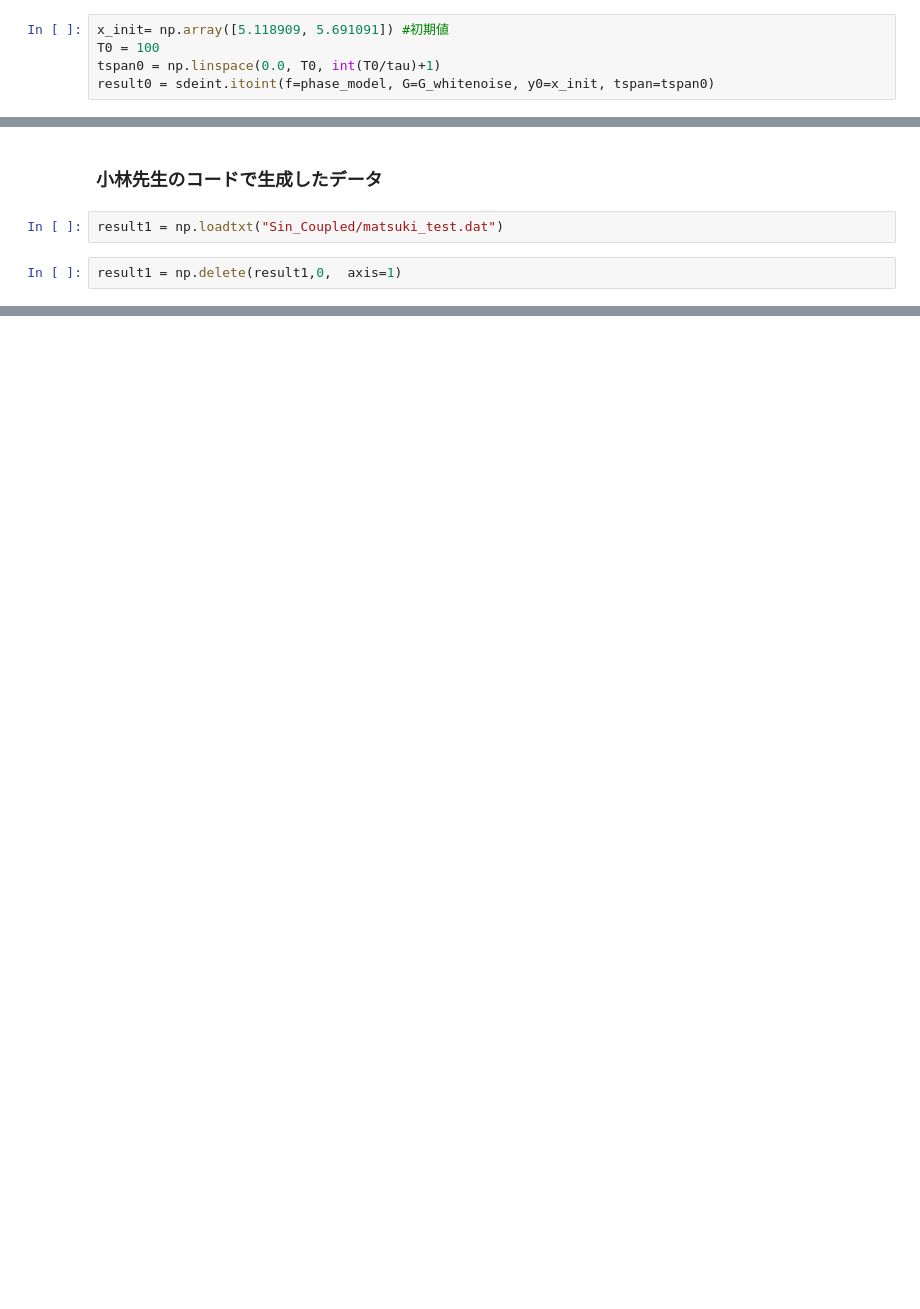
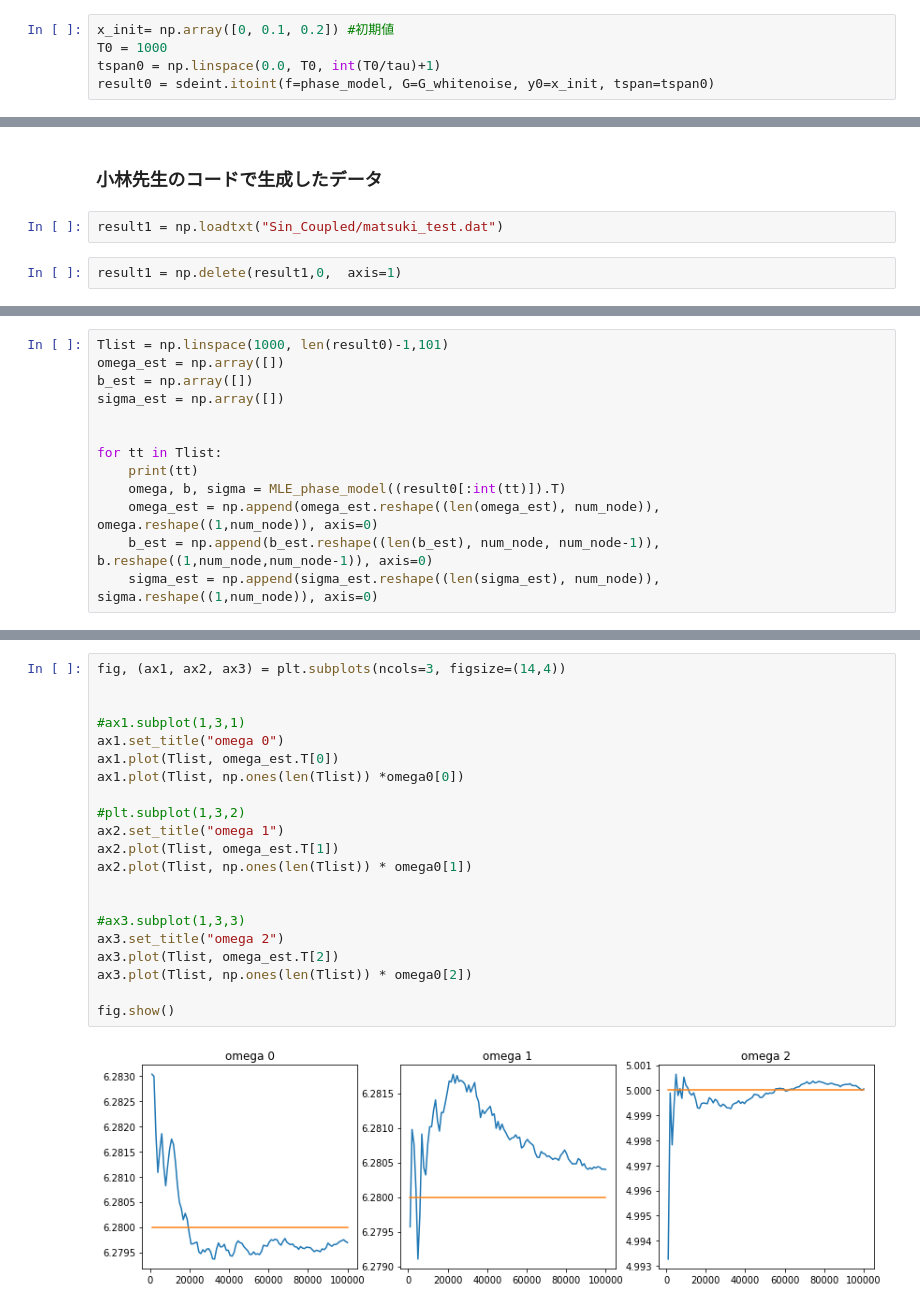
Before and after one commit to treepineakari1104/RA_work, a Jupyter notebook: MLE_hilbert.ipynb, the cells around one changed output, grey strips where cells are left out. Drawn from its saved outputs; the diff is of its cells as text; blank space fills up the shorter version.

```diff
--- a/MLE_hilbert.ipynb
+++ b/MLE_hilbert.ipynb
@@ -88,8 +101,8 @@ def phase_model(y, t): #tとyの順番
 # %% [markdown]
 ### データ生成
 # %%
-x_init= np.array([5.118909, 5.691091]) #初期値
-T0 = 100
+x_init= np.array([0, 0.1, 0.2]) #初期値
+T0 = 1000
 tspan0 = np.linspace(0.0, T0, int(T0/tau)+1)
 result0 = sdeint.itoint(f=phase_model, G=G_whitenoise, y0=x_init, tspan=tspan0)
 # %% [markdown]
@@ -127,0 +154,13 @@ result1 = np.delete(result1,0,  axis=1)
+# %%
+Tlist = np.linspace(1000, len(result0)-1,101)
+omega_est = np.array([])
+b_est = np.array([])
+sigma_est = np.array([])
+
+
+for tt in Tlist:
+    print(tt)
+    omega, b, sigma = MLE_phase_model((result0[:int(tt)]).T)
+    omega_est = np.append(omega_est.reshape((len(omega_est), num_node)), omega.reshape((1,num_node)), axis=0)
+    b_est = np.append(b_est.reshape((len(b_est), num_node, num_node-1)), b.reshape((1,num_node,num_node-1)), axis=0)
+    sigma_est = np.append(sigma_est.reshape((len(sigma_est), num_node)), sigma.reshape((1,num_node)), axis=0)
@@ -127,0 +185,23 @@ result1 = np.delete(result1,0,  axis=1)
+# %%
+fig, (ax1, ax2, ax3) = plt.subplots(ncols=3, figsize=(14,4))
+
+
+#ax1.subplot(1,3,1)
+ax1.set_title("omega 0")
+ax1.plot(Tlist, omega_est.T[0])
+ax1.plot(Tlist, np.ones(len(Tlist)) *omega0[0])
+
+#plt.subplot(1,3,2)
+ax2.set_title("omega 1")
+ax2.plot(Tlist, omega_est.T[1])
+ax2.plot(Tlist, np.ones(len(Tlist)) * omega0[1])
+
+
+#ax3.subplot(1,3,3)
+ax3.set_title("omega 2")
+ax3.plot(Tlist, omega_est.T[2])
+ax3.plot(Tlist, np.ones(len(Tlist)) * omega0[2])
+
+fig.show()
+# %% [output]
+[figure, added]
```
Also changed, not shown: parts of 9 cells of this notebook, 22 other files.
